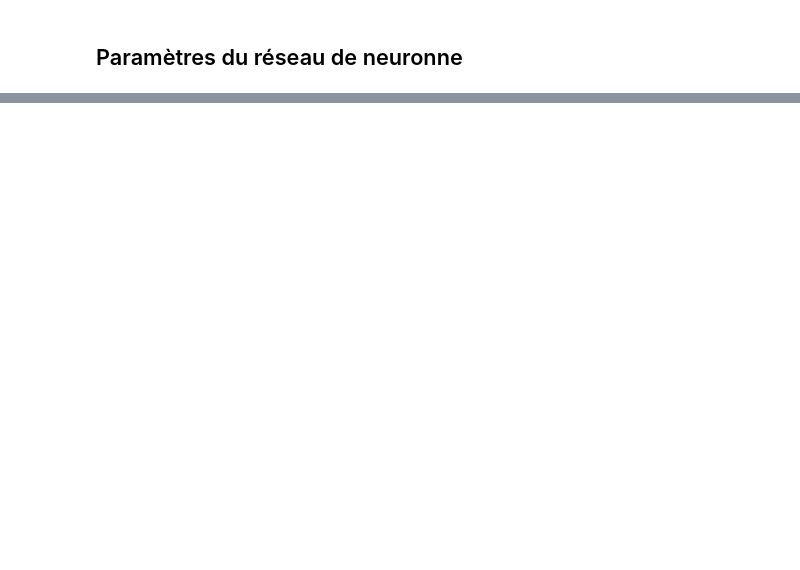
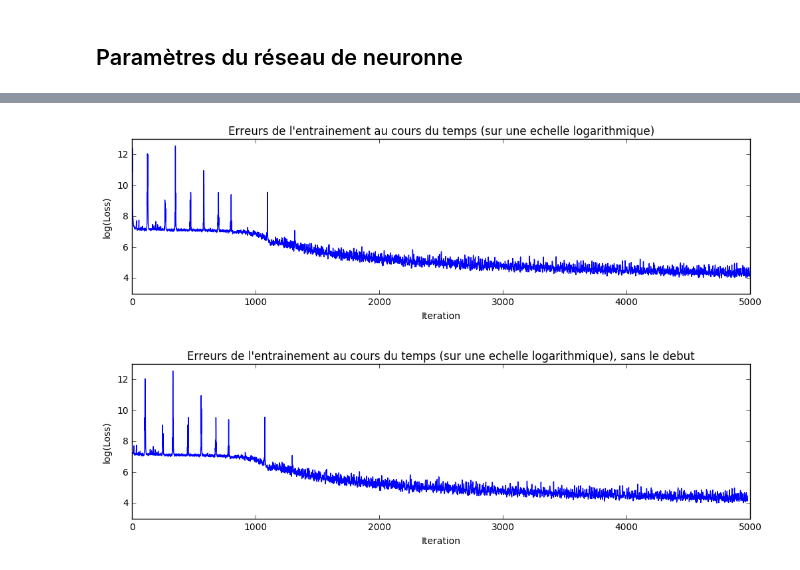
Before and after one commit to guillaume-chevalier/seq2seq-signal-prediction, a Jupyter notebook: TF seq2seq.ipynb, the cells around one changed output, grey strips where cells are left out. Saved outputs shown, nothing was run; the diff lists cells and outputs as text; code cells hidden in the pictures; blank space fills up the shorter version.

```diff
--- a/TF seq2seq.ipynb
+++ b/TF seq2seq.ipynb
@@ -57,7 +57,7 @@ Ces concepts peuvent s'appliquer à plusieurs problèmes. Par exemple, actuellem
 
 ## Pour décider de l'exercice à faire, changer la valeur de la variable suivante, nommée "exercice" :
 # %%
-exercice = 3
+exercice = 2
 # Valeurs possibles : 1, 2, ou 3.
 
 from datasets import generate_x_y_data_v1, generate_x_y_data_v2, generate_x_y_data_v3
@@ -113,19 +113,19 @@ print sample_y.shape
 
 # Neural net's parameters
 seq_length = sample_x.shape[0]  # Inputs and outputs are sequences of same lenght
-batch_size = 50  # Keeping it simple for now
+batch_size = 350  # Keeping it simple for now
 
 # Each unit in the sequence is a float32 vector of lenght 10:
 # Same dimension sizes just for simplicity now
 output_dim = input_dim = sample_x.shape[-1]
-hidden_dim = 35
-layers_stacked_count = 2
+hidden_dim = 500
+layers_stacked_count = 3
 
 # Optmizer:
-learning_rate = 0.007  # Small lr to avoid problem
-nb_iters = 200  # Crank up the iters in consequence
+learning_rate = 0.001  # Small lr to avoid problem
+nb_iters = 5000  # Crank up the iters in consequence
 lr_decay = 0.92  # 0.9 default
 momentum = 0.5  # 0.0 default
-lambda_l2_reg = 0.003
+lambda_l2_reg = 0.007
 # %% [output]
 Dimensions du jeux de données pour un X et un Y :
@@ -253,10 +264,20 @@ Step 50/200, loss: 205.339355469
 # %%
 plt.figure(figsize=(12, 3))
 plt.plot(np.log(train_losses), label="Loss")
 plt.title("Erreurs de l'entrainement au cours du temps (sur une echelle logarithmique)")
 plt.xlabel('Iteration')
 plt.ylabel('log(Loss)')
 plt.show()
+
+plt.figure(figsize=(12, 3))
+plt.plot(np.log(train_losses[20:]), label="Loss")
+plt.title("Erreurs de l'entrainement au cours du temps (sur une echelle logarithmique), sans le debut")
+plt.xlabel('Iteration')
+plt.ylabel('log(Loss)')
+plt.show()
+# %% [output]
+[figure, added]
+[figure, added]
 # %%
 # Tester
 nb_predictions = 5
```
Also changed, not shown: parts of 3 cells of this notebook.
